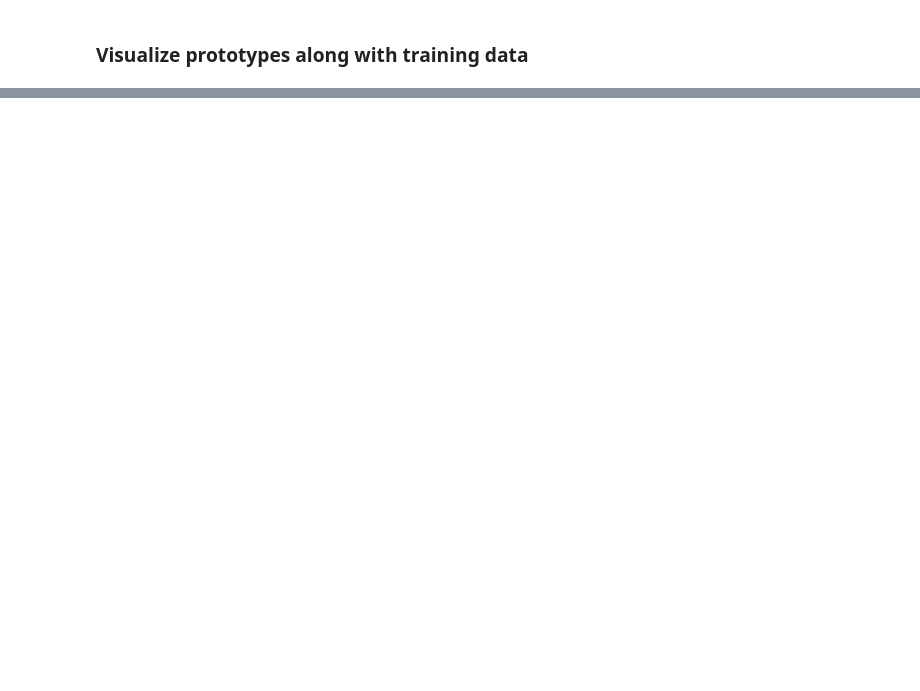
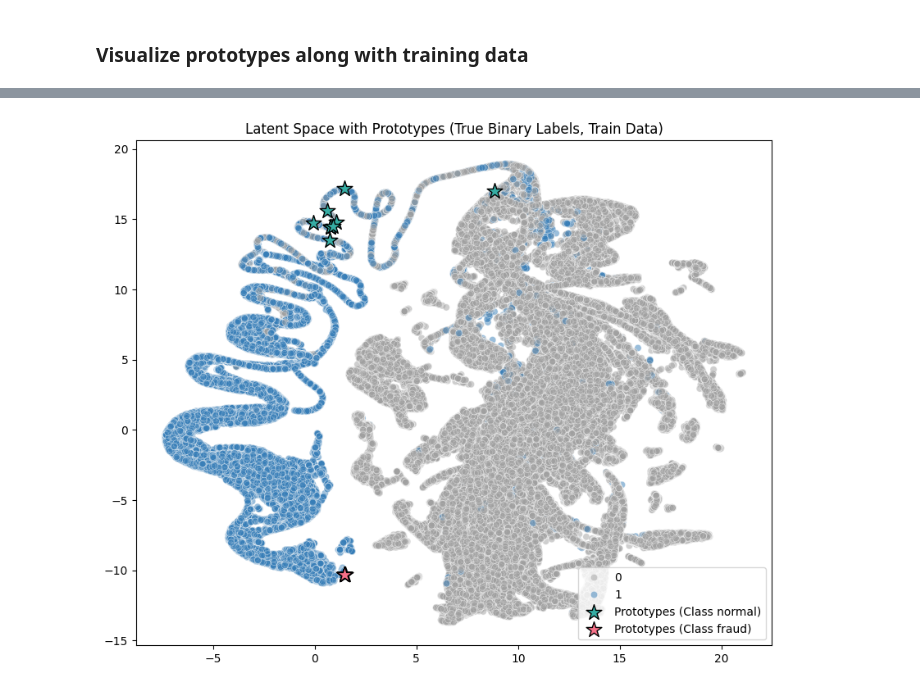
Before and after one commit to darosali/explainable-latent-classifiers, a Jupyter notebook: ppnet.ipynb, the cells around one changed output, grey strips where cells are left out. Cells and saved outputs as stored; diff of their text form; code cells hidden in the pictures; blank space fills up the shorter version.

```diff
--- a/ppnet.ipynb
+++ b/ppnet.ipynb
@@ -239,0 +438,5 @@ plt.show()
+# %%
+z_sampled, y_true_sampled, selected_indices = sample_data(z_train, y_train, n_samples=300000, anomaly_ratio=0.2)
+y_pred_sampled = y_pred_train[selected_indices]
+y_train_anomalies_sampled = y_train_anomalies[selected_indices]
+print(z_sampled.shape)
@@ -239,0 +449,4 @@ plt.show()
+# %%
+reducer = umap.UMAP()
+embedding = reducer.fit_transform(z_sampled)
+embedding.shape
@@ -239,0 +455,4 @@ plt.show()
+# %%
+prototypes = model.proto_layer.prototypes.detach().cpu().numpy()
+prototype_embedding = reducer.transform(prototypes)
+prototype_embedding.shape
@@ -239,0 +461,4 @@ plt.show()
+# %%
+all_labels = np.array([0, 1, 2, 3, 4, 5])
+set1_colors = sns.color_palette("Set1", n_colors=len(all_labels))
+custom_palette = ["#A0A0A0"] + set1_colors[1:]
@@ -239,0 +500,35 @@ plt.show()
+# %%
+prototype_labels = model.proto_layer.prototype_labels
+unique_proto_classes = np.unique(prototype_labels)  # Get unique classes
+num_classes = len(unique_proto_classes)
+
+# Assign different colors for different prototype classes
+prototype_colors = sns.color_palette("husl", num_classes)  # Unique colors per class
+proto_class_to_color = {cls: prototype_colors[-(i + 1)] for i, cls in enumerate(unique_proto_classes)}
+
+# Create figure
+plt.figure(figsize=(10, 8))
+
+# Plot latent space data points
+sns.scatterplot(x=embedding[:, 0], y=embedding[:, 1], hue=y_true_sampled, alpha=0.5, palette=custom_palette)
+
+# Plot prototypes with different colors based on class
+for proto_class in unique_proto_classes:
+    class_mask = prototype_labels == proto_class  # Select prototypes of the same class
+    plt.scatter(prototype_embedding[class_mask, 0],
+                prototype_embedding[class_mask, 1],
+                c=[proto_class_to_color[proto_class]],  # Assign color
+                marker='*',
+                s=200,
+                edgecolors='black',
+                label='Prototypes (Class ' + ('normal' if proto_class == 0 else 'fraud') + ')')
+
+#plt.xlabel("UMAP Dimension 1")
+#plt.ylabel("UMAP Dimension 2")
+plt.title("Latent Space with Prototypes (True Binary Labels, Train Data)")
+
+plt.legend(loc='lower right')
+plt.savefig('figs/ppnet/true_bin_train.png')
+plt.show()
+# %% [output]
+[figure, added]
```
Also changed, not shown: parts of 46 cells of this notebook, 7 other files.
